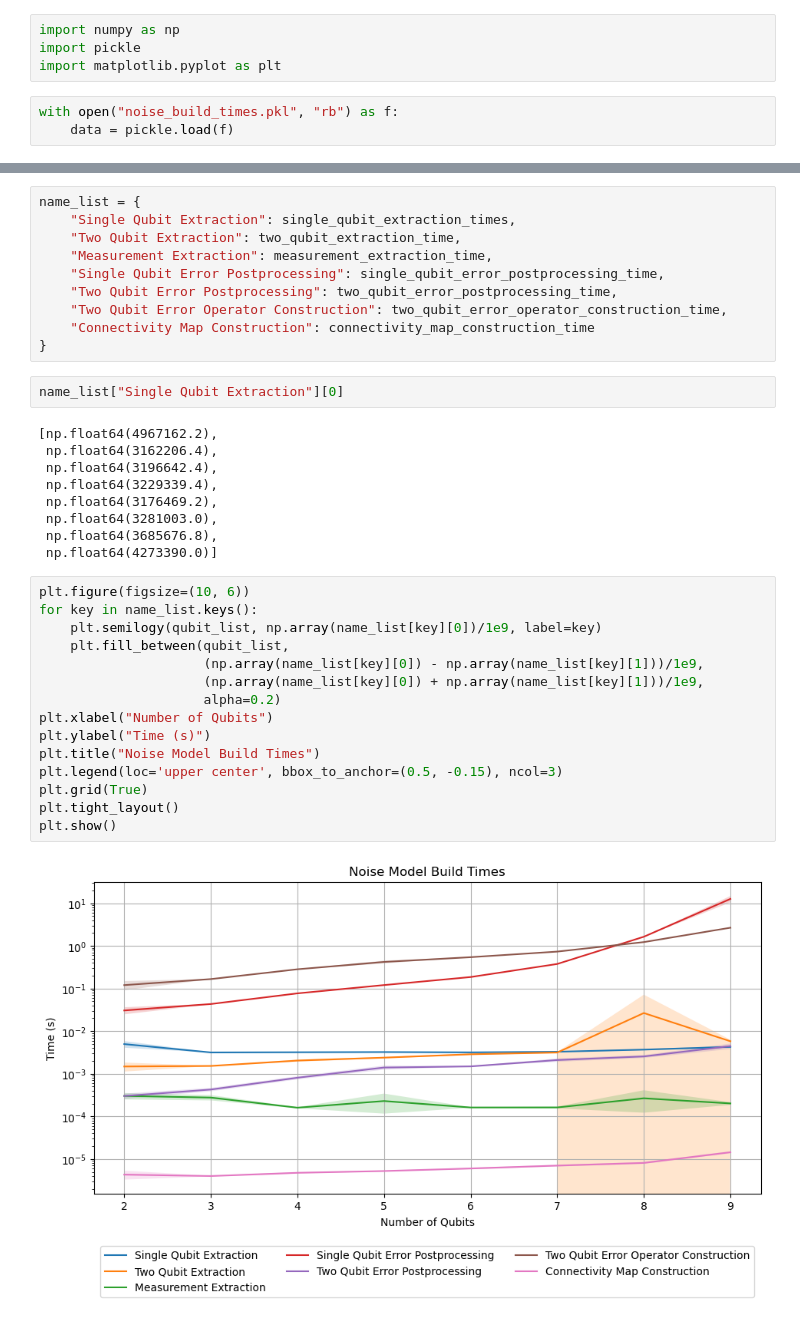
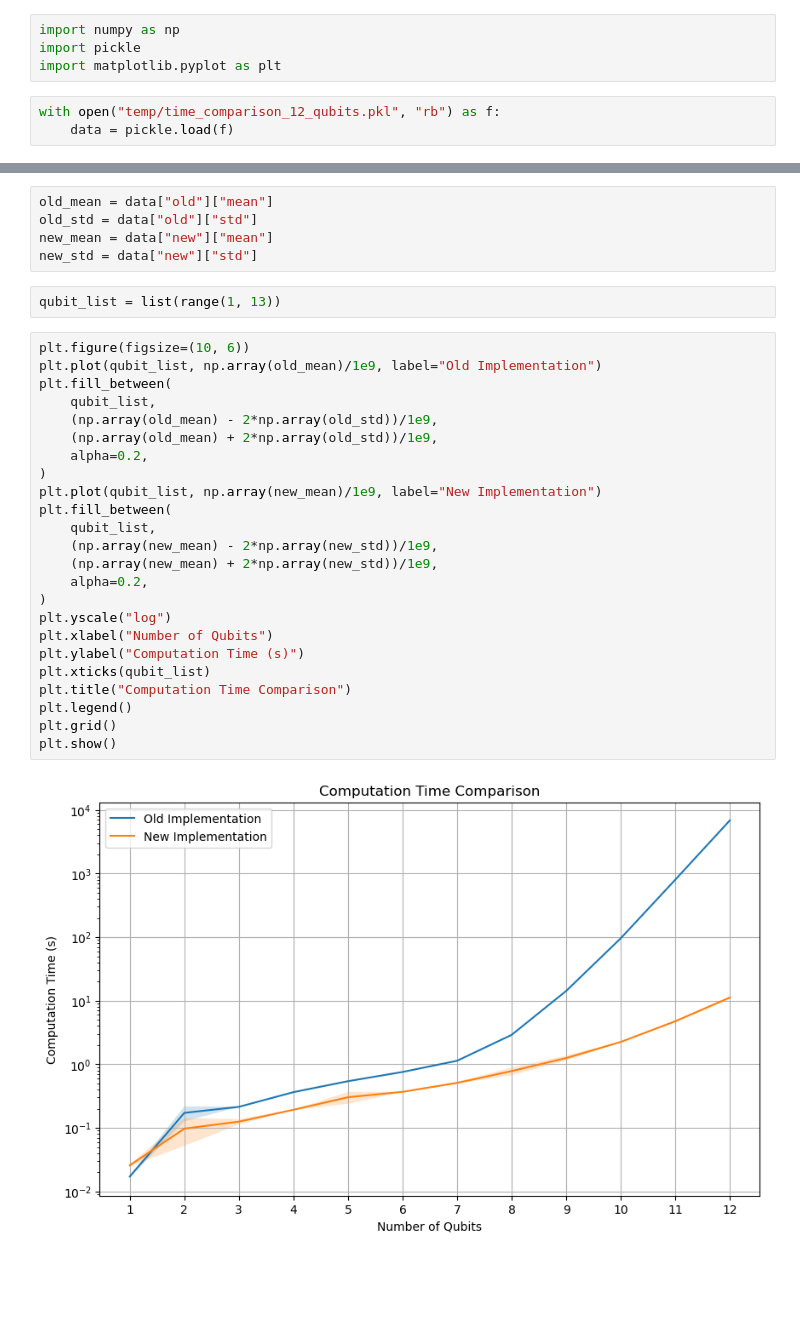
Before and after one commit to Sats2/NoisyCircuits, a Jupyter notebook: examples/data_analysis.ipynb, the cells around one changed output, grey strips where cells are left out. Cells and saved outputs as stored; diff of their text form; blank space fills up the shorter version.

```diff
--- a/examples/data_analysis.ipynb
+++ b/examples/data_analysis.ipynb
@@ -3,5 +3,5 @@ import numpy as np
 import pickle
 import matplotlib.pyplot as plt
 # %%
-with open("noise_build_times.pkl", "rb") as f:
+with open("temp/time_comparison_12_qubits.pkl", "rb") as f:
     data = pickle.load(f)
@@ -17,38 +8,33 @@ connectivity_map_construction_time = data["connectivity_map_construction_time"]
-# %%
-name_list = {
-    "Single Qubit Extraction": single_qubit_extraction_times,
-    "Two Qubit Extraction": two_qubit_extraction_time,
-    "Measurement Extraction": measurement_extraction_time,
-    "Single Qubit Error Postprocessing": single_qubit_error_postprocessing_time,
-    "Two Qubit Error Postprocessing": two_qubit_error_postprocessing_time,
-    "Two Qubit Error Operator Construction": two_qubit_error_operator_construction_time,
-    "Connectivity Map Construction": connectivity_map_construction_time
-}
-# %%
-name_list["Single Qubit Extraction"][0]
-# %% [output]
-[np.float64(4967162.2),
- np.float64(3162206.4),
- np.float64(3196642.4),
- np.float64(3229339.4),
- np.float64(3176469.2),
- np.float64(3281003.0),
- np.float64(3685676.8),
- np.float64(4273390.0)]
+# %%
+old_mean = data["old"]["mean"]
+old_std = data["old"]["std"]
+new_mean = data["new"]["mean"]
+new_std = data["new"]["std"]
+# %%
+qubit_list = list(range(1, 13))
 # %%
 plt.figure(figsize=(10, 6))
-for key in name_list.keys():
-    plt.semilogy(qubit_list, np.array(name_list[key][0])/1e9, label=key)
-    plt.fill_between(qubit_list,
-                     (np.array(name_list[key][0]) - np.array(name_list[key][1]))/1e9,
-                     (np.array(name_list[key][0]) + np.array(name_list[key][1]))/1e9,
-                     alpha=0.2)
+plt.plot(qubit_list, np.array(old_mean)/1e9, label="Old Implementation")
+plt.fill_between(
+    qubit_list,
+    (np.array(old_mean) - 2*np.array(old_std))/1e9,
+    (np.array(old_mean) + 2*np.array(old_std))/1e9,
+    alpha=0.2,
+)
+plt.plot(qubit_list, np.array(new_mean)/1e9, label="New Implementation")
+plt.fill_between(
+    qubit_list,
+    (np.array(new_mean) - 2*np.array(new_std))/1e9,
+    (np.array(new_mean) + 2*np.array(new_std))/1e9,
+    alpha=0.2,
+)
+plt.yscale("log")
 plt.xlabel("Number of Qubits")
-plt.ylabel("Time (s)")
-plt.title("Noise Model Build Times")
-plt.legend(loc='upper center', bbox_to_anchor=(0.5, -0.15), ncol=3)
-plt.grid(True)
-plt.tight_layout()
+plt.ylabel("Computation Time (s)")
+plt.xticks(qubit_list)
+plt.title("Computation Time Comparison")
+plt.legend()
+plt.grid()
 plt.show()
 # %% [output]
-[figure, old version]
+[figure, new version]
```
Also changed, not shown: parts of 1 cell of this notebook, 5 other files.
